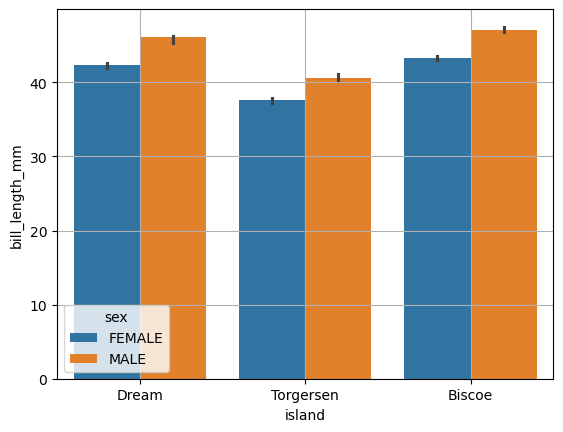
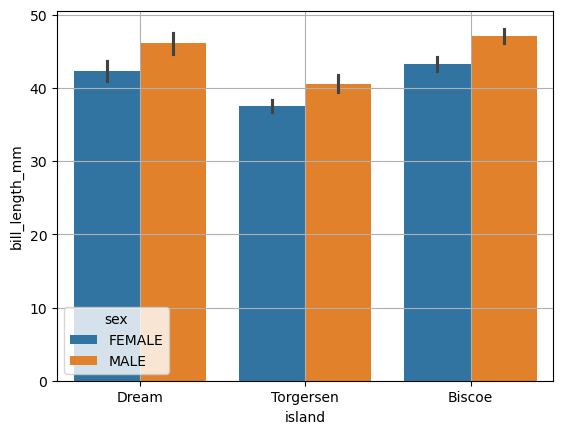
Unified diff of the notebook cell whose output changed from the first chart to the second:
--- before
+++ after
@@ -1,5 +1,4 @@
 order_1 = ['Dream', 'Torgersen', 'Biscoe']
-sns.barplot(x="island", y="bill_length_mm", data=var, hue="sex", order=order_1, hue_order=['FEMALE', 'MALE'],
-            ci=50, n_boot=50)
+sns.barplot(x="island", y="bill_length_mm", data=var, hue="sex", order=order_1, hue_order=['FEMALE', 'MALE'])
 plt.grid()
 plt.show()

Commit: barchart, orient property